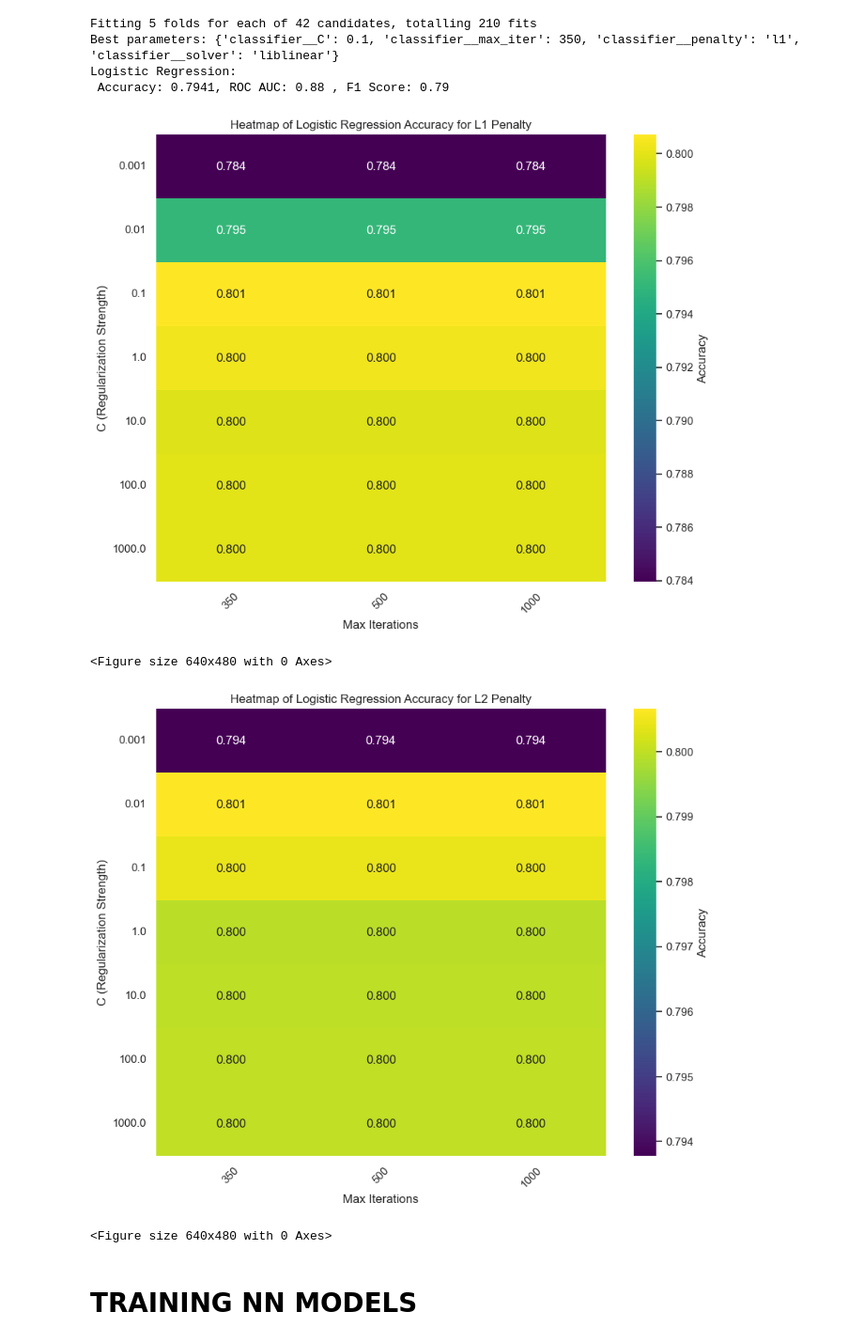
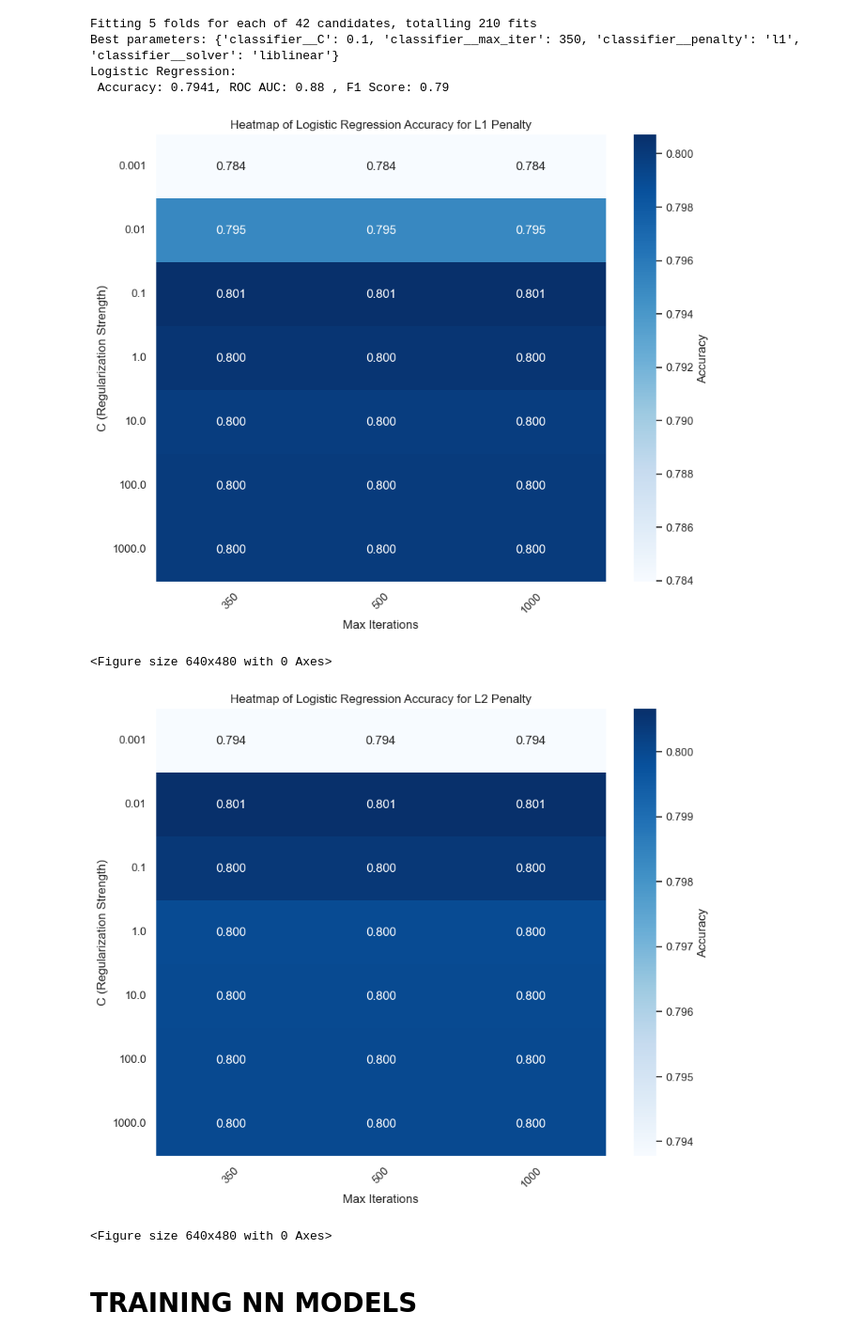
Before and after one commit to rogerbaiges/MLP-Model-Improvement-Project, a Jupyter notebook: src/MLP-baiges.ipynb, the cells around one changed output. Shown at 94% size. Drawn from its saved outputs; the diff is of its cells as text; code cells hidden in the pictures.

```diff
--- a/src/MLP-baiges.ipynb
+++ b/src/MLP-baiges.ipynb
@@ -491,36 +491,36 @@ import seaborn as sns
 results = pd.DataFrame(grid_search_lr.cv_results_)
 
 # Filter the results for each penalty type
 results_l1 = results[results['param_classifier__penalty'] == 'l1']
 results_l2 = results[results['param_classifier__penalty'] == 'l2']
 
 
 def plot_accuracy_heatmap_combinations(results, title):
     # Pivot the DataFrame to create a matrix where rows are C values, columns are max_iter, and cells are accuracies
     results_pivot = results.pivot(index="param_classifier__C", columns="param_classifier__max_iter", values="mean_test_score")
 
     plt.figure(figsize=(10, 8))
-    sns.heatmap(results_pivot, annot=True, fmt=".3f", cmap='viridis', cbar_kws={'label': 'Accuracy'})
+    sns.heatmap(results_pivot, annot=True, fmt=".3f", cmap='Blues', cbar_kws={'label': 'Accuracy'})
     plt.title(title)
     plt.xlabel('Max Iterations')
     plt.ylabel('C (Regularization Strength)')
     plt.xticks(rotation=45)
     plt.yticks(rotation=0)
     plt.show()
 
     # Save the plot as an image
     plt.savefig(f'{title}.png')
 
 
 # Plot heatmap for L1 Penalty
 plot_accuracy_heatmap_combinations(results_l1, 'Heatmap of Logistic Regression Accuracy for L1 Penalty')
 
 # Plot heatmap for L2 Penalty
 plot_accuracy_heatmap_combinations(results_l2, 'Heatmap of Logistic Regression Accuracy for L2 Penalty')
 # %% [output]
-[figure, old version]
+[figure, new version]
 <Figure size 640x480 with 0 Axes>
-[figure, old version]
+[figure, new version]
 <Figure size 640x480 with 0 Axes>
 # %% [markdown]
 # TRAINING NN MODELS
```
